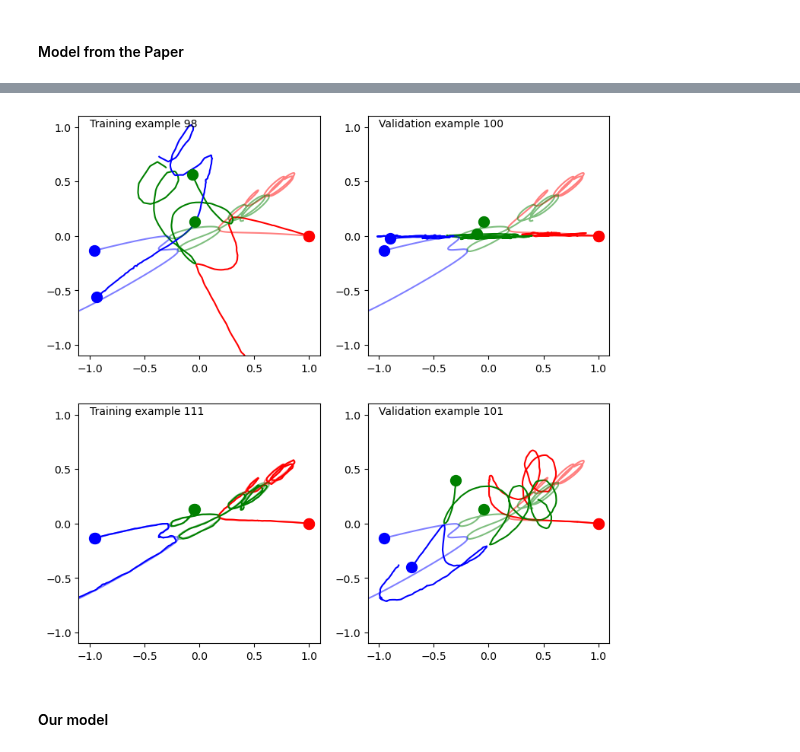
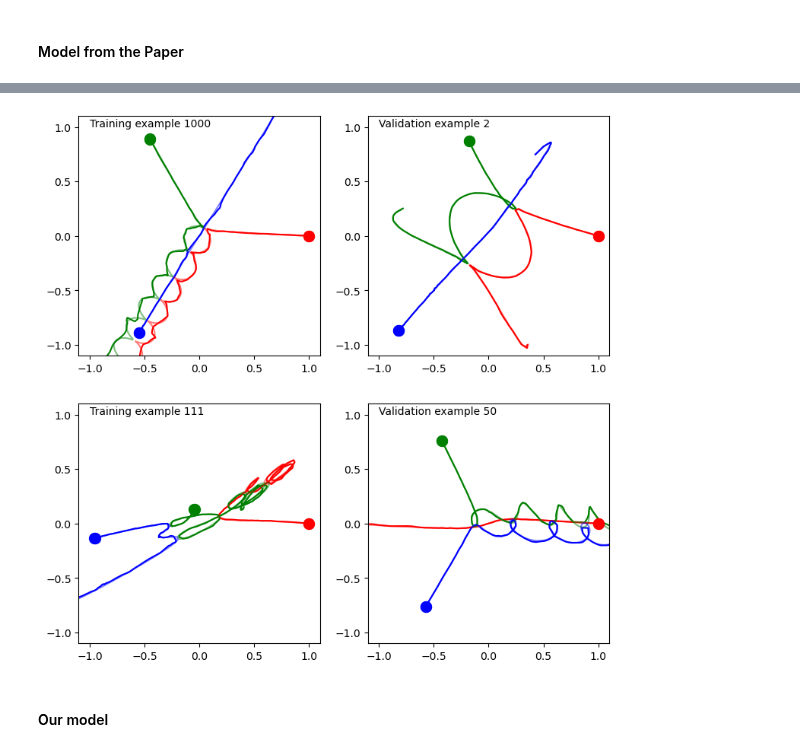
Before and after one commit to stach/lfd-project, a Jupyter notebook: Project2/project2.ipynb, the cells around one changed output, grey strips where cells are left out. Drawn from its saved outputs; the diff is of its cells as text; code cells hidden in the pictures.

```diff
--- a/Project2/project2.ipynb
+++ b/Project2/project2.ipynb
@@ -139,13 +137,18 @@ y = data[:, :, 1:5]
 # %%
+x = data[:, :, [0,3,4]]
+y = data[:, :, 1:5]
+
+# Test
+a = np.repeat(x[:,0,[1,2]][:, np.newaxis, :], 1000, axis=1)
+b = np.expand_dims(x[:,:,0], 2)
+x = np.concatenate((b,a), axis=2)
+
 # As mentioned, some of the trajectories contain collisions such that the positions of the particles get stuck at (0, 0).
 # Check the data to find those trajectories and remove them before training your model.
 zero_trajectories = np.all(y[:,-1,:] == np.zeros(4), axis=1) # all trajectories that end at (0,0,0,0)
 x = x[np.invert(zero_trajectories),:,:]
 y = y[np.invert(zero_trajectories),:,:]
 
-x = x.reshape(1000*x.shape[0],3)
-y = y.reshape(1000*y.shape[0],4)
-
 print(x.shape)
 print(y.shape)
 # %% [output]
@@ -261,5 +302,3 @@ np.save(f"./history/train_{tn}", arr=history.history["loss"])
 np.save(f"./history/val_{tn}", arr=history.history["val_loss"])
 # %% [markdown]
 ### Test our model
-# %%
-yhat = model.predict(dataset_train)
@@ -326,5 +357,9 @@ IndexError: too many indices for array: array is 2-dimensional, but 3 were index
 # %%
-x_instance, y_instance = get_data(data=data, idx=idx)
+idx = 1000
+input_data = np.hstack((X_train[idx,:,0].reshape(1000,1),np.full((1000,2),X_train[idx,0,1:])))
+yhat_pre_trained = pre_trained_model.predict(input_data)
+
+y_instance = y_train[idx,:,:]
 
 p1_hat, p2_hat, p3_hat = get_trajectories(yhat_pre_trained)
 p1_gt, p2_gt, p3_gt = get_trajectories(y_instance)
@@ -342,5 +377,5 @@ ax.set_yticklabels(ticks)
 # Plot once for ground truth: y
 plot_trajectories(p1_gt, p2_gt, p3_gt, ax=ax, label=idx, alpha=0.5)
 # Plot once for prediction: yhat
-plot_trajectories(p1_hat, p2_hat, p3_hat, ax=ax, label=idx)
+plot_trajectories(p1_hat, p2_hat, p3_hat, ax=ax, label=idx);
 # %% [output]
@@ -379,11 +420,10 @@ Check the accuracy of the pre-trained ANN by showing some trajectories and the A
 # %% [markdown]
 #### Model from the Paper
 # %%
-fig, ax = plt.subplots(2,2, figsize=(9,9))
-
-instances = [98,100,111,101]
+instances = [1000,2,111,50]
 i = 0
 
+fig, ax = plt.subplots(2,2, figsize=(9,9))
 for d1 in ax:
     for element in d1:
 
@@ -392,9 +432,11 @@ for d1 in ax:
         if i in [0,2]:
             input_data = np.hstack((X_train[idx,:,0].reshape(1000,1),np.full((1000,2),X_train[idx,0,1:])))
             element.annotate(f"Training example {idx}", xy=(-1, 1))
+            y_instance = y_train[idx,:,:]
         else:
             input_data = np.hstack((X_validation[idx,:,0].reshape(1000,1),np.full((1000,2),X_validation[idx,0,1:])))
             element.annotate(f"Validation example {idx}", xy=(-1, 1))
+            y_instance = y_validation[idx,:,:]
 
         i+=1
         yhat = pre_trained_model.predict(input_data)
@@ -402,11 +444,10 @@ for d1 in ax:
         p1_hat, p2_hat, p3_hat = get_trajectories(yhat)
         p1_gt, p2_gt, p3_gt = get_trajectories(y_instance)
 
-        y_instance = y_train[idx,:,:]
         p1_gt, p2_gt, p3_gt = get_trajectories(y_instance)
 
         plot_trajectories(p1_hat, p2_hat, p3_hat, ax=element, label=idx)
-        plot_trajectories(p1, p2, p3, ax=element, label=idx, alpha=0.5)
+        plot_trajectories(p1_gt, p2_gt, p3_gt, ax=element, label=idx, alpha=0.5)
 
         ticks = [-1, -0.5, 0, 0.5, 1]
         element.set_xlim([-1.1,1.1])
@@ -421,4 +462,4 @@ for d1 in ax:
-[figure, old version]
+[figure, new version]
 # %% [markdown]
 #### Our model
 # %%
```
Also changed, not shown: parts of 20 cells of this notebook, 9 other files.
